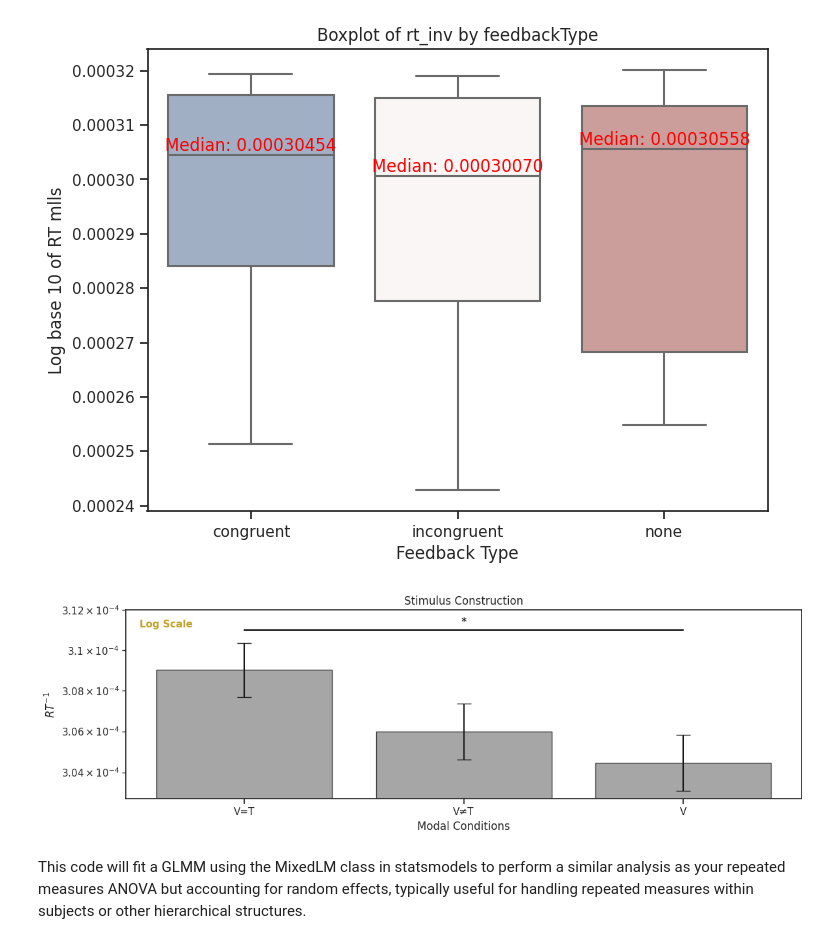
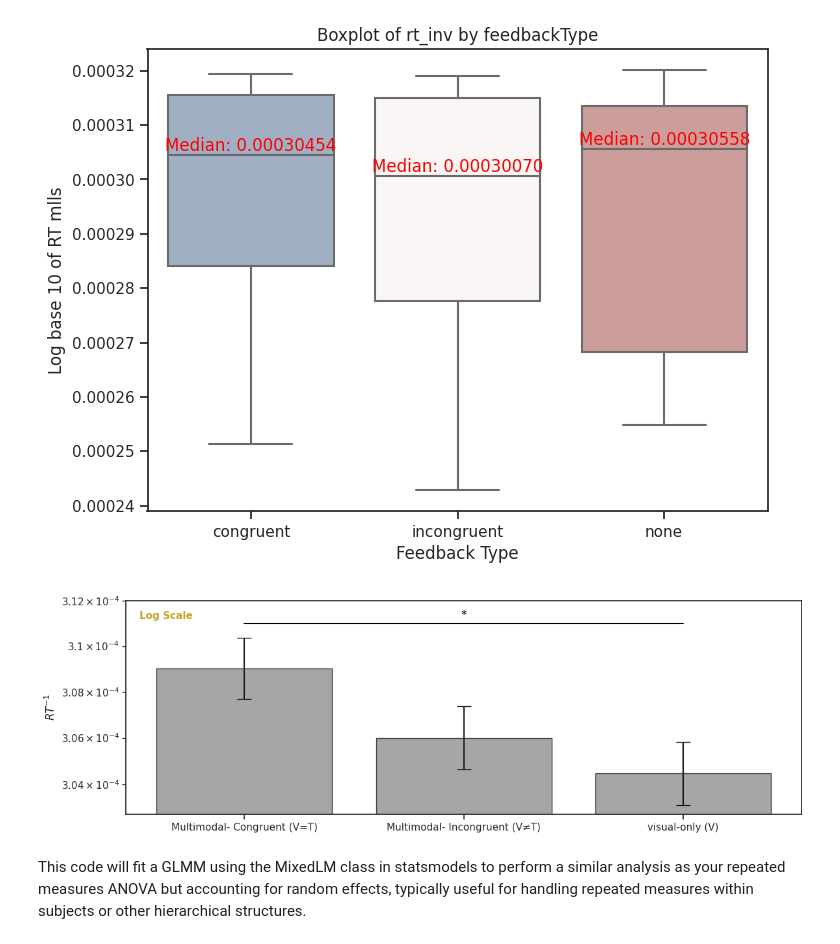
Before and after one commit to BenjaminDupre/m-b_thesis, a Jupyter notebook: Analysis/Analysis..ipynb, the cells around one changed output. Saved outputs shown, nothing was run; the diff lists cells and outputs as text; code cells hidden in the pictures.

```diff
--- a/Analysis/Analysis..ipynb
+++ b/Analysis/Analysis..ipynb
@@ -1266,7 +1260,7 @@ import matplotlib.pyplot as plt
 import numpy as np
 
 # Sample data
-feedback_types = ['V=T', 'V≠T', 'V']
+feedback_types = ['Multimodal- Congruent (V=T)', 'Multimodal- Incongruent (V≠T)', 'visual-only (V)']
 medians = work_df_no_outl.groupby('feedbackType')['rt_inv'].median() #[4.5, 5.1, 4.8]  # Median values for each group
 standard_errors = work_df_no_outl.groupby('feedbackType')['rt_inv'].sem()#[0.2, 0.15, 0.18]  # Standard errors for each group
 
@@ -1279,36 +1273,36 @@ bars = ax.bar(x, medians, yerr=standard_errors, capsize=8, align='center', alpha
 
 # Adding labels, title, and axis labels
 ax.set_ylabel(r'$RT^{-1}$')
-ax.set_xlabel('Modal Conditions')
-ax.set_title('Stimulus Construction')
+#ax.set_xlabel('Modal Conditions')
+# ax.set_title('Stimulus Construction')
 
 # Adding x-axis tick labels
 ax.set_xticks(x)
 ax.set_xticklabels(feedback_types)
 
 # Setting y-axis to logarithmic scale
 ax.set_yscale('log')
 # Adding a label to indicate logarithmic scale on the y-axis
 ax.text(0.02, 0.95, 'Log Scale', transform=ax.transAxes,
         verticalalignment='top', horizontalalignment='left',
         color='#c4a22b', fontsize=11, weight='bold')
 
 
 # Adding a single asterisk and line for significant difference across all conditions
 significant_height = max(0.00030454, 0.0003110) * 1   # Adjust this value based on your actual data
 for i in range(len(feedback_types) - 1):
     ax.plot([i, i + 1], [significant_height, significant_height], color='black')  # Draw line
 
 # Adding asterisk for the significant difference
 ax.text(1, significant_height + 0.0000001, '*', ha='center', va='bottom', color='black')  # Add asterisk
 
 
 # Show plot
 plt.ylim(0,0.0003120)
 plt.tight_layout()
 plt.show()
 # %% [output]
-[figure, old version]
+[figure, new version]
 # %% [markdown]
 This code will fit a GLMM using the MixedLM class in statsmodels to perform a similar analysis as your repeated measures ANOVA but accounting for random effects, typically useful for handling repeated measures within subjects or other hierarchical structures.
 # %%
```
Also changed, not shown: parts of 3 cells of this notebook, 8 other files.
